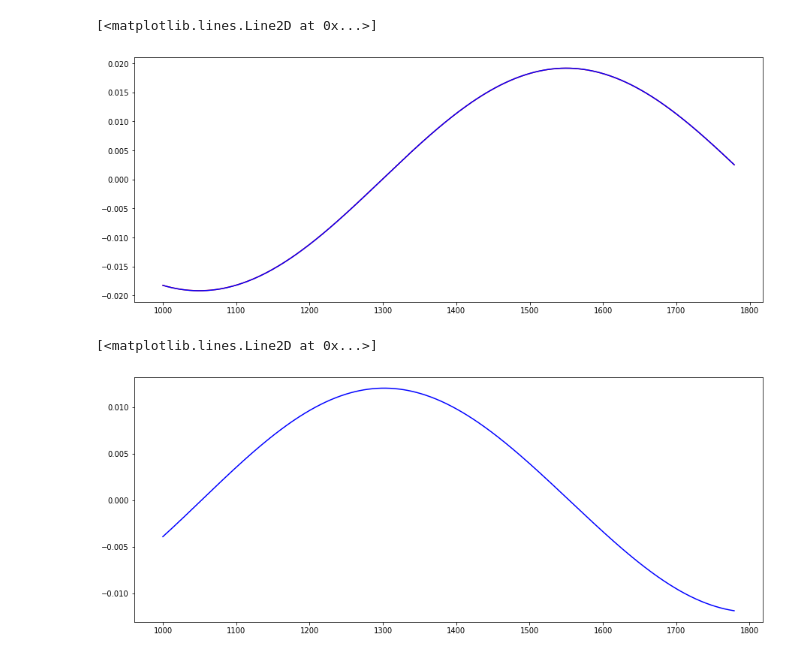
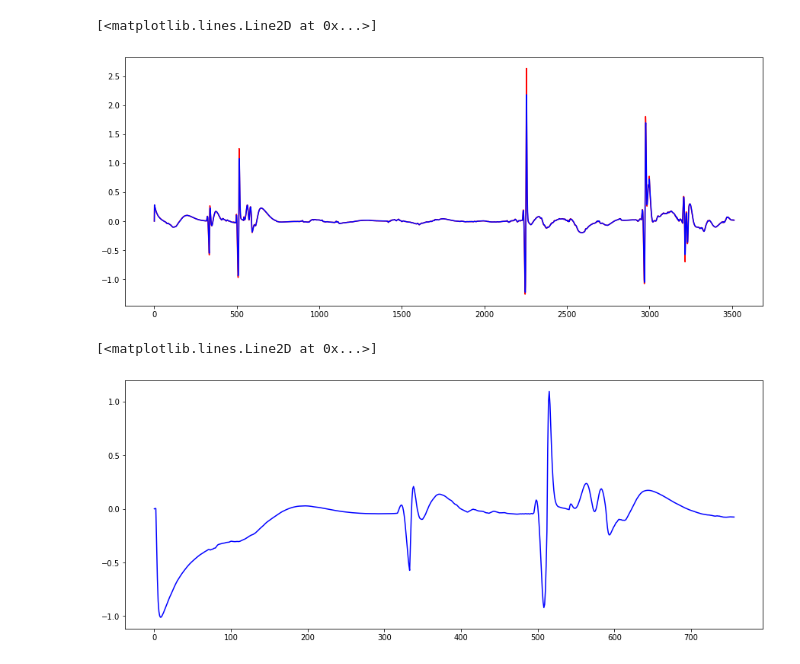
Before and after one commit to JhonPool4/journal_ws, a Jupyter notebook: src/motion_ur5_rviz/notebook/read_kalman.ipynb, the cells around one changed output. Saved outputs shown, nothing was run; the diff lists cells and outputs as text; code cells hidden in the pictures.

```diff
--- a/src/motion_ur5_rviz/notebook/read_kalman.ipynb
+++ b/src/motion_ur5_rviz/notebook/read_kalman.ipynb
@@ -28,15 +35,15 @@ ax.plot(df['dpw{}_kf'.format(col)], color = 'blue', linestyle='--', linewidth =
 # %%
-col = 1
+#col = 1
 f, ax = plt.subplots(figsize = (15,6))
-ax.plot(df['ddpdw{}'.format(col)][1000:], color = 'red')
-ax.plot(df['ddpdw{}_kf'.format(col)][1000:], color = 'blue')
+ax.plot(df['ddp_e_{}'.format(col)], color = 'red')
+ax.plot(df['ddp_e_{}_kf'.format(col)], color = 'blue')
 # %% [output]
 [<matplotlib.lines.Line2D at 0x...>]
-[figure, old version]
+[figure, new version]
 # %%
-col = 1
+
 f, ax = plt.subplots(figsize = (15,6))
-ax.plot(df['dddpddw{}_kf'.format(col)][1000:] , color = 'blue')
+ax.plot(df['dddp_e_{}_kf'.format(col)] , color = 'blue')
 # %% [output]
 [<matplotlib.lines.Line2D at 0x...>]
-[figure, old version]
+[figure, new version]
```
Also changed, not shown: parts of 5 cells of this notebook, 15 other files.
